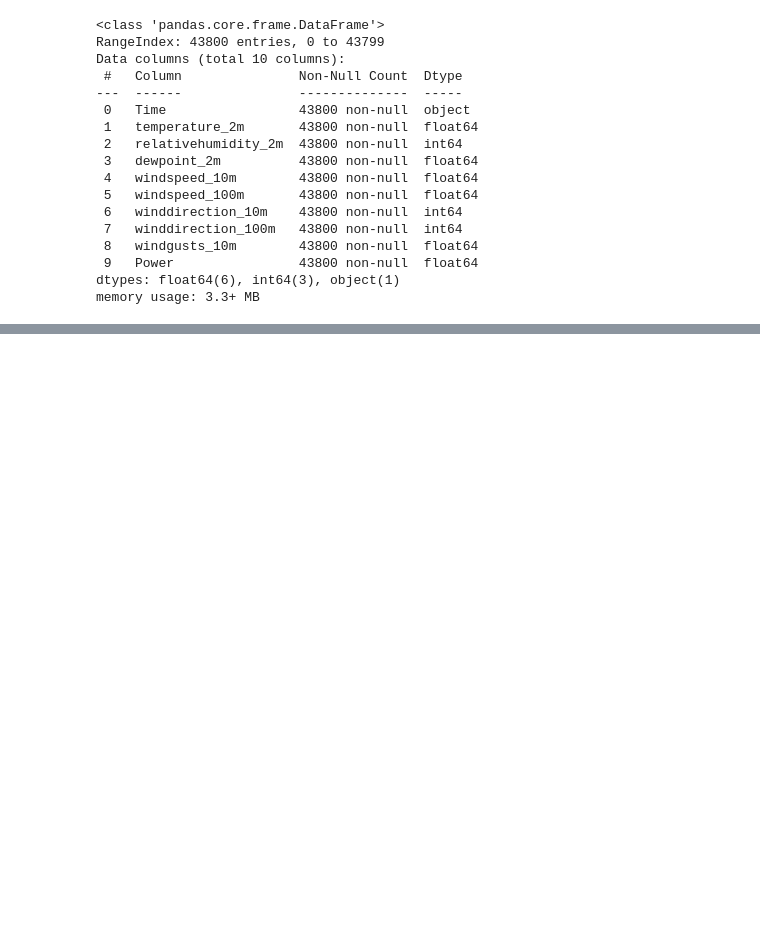
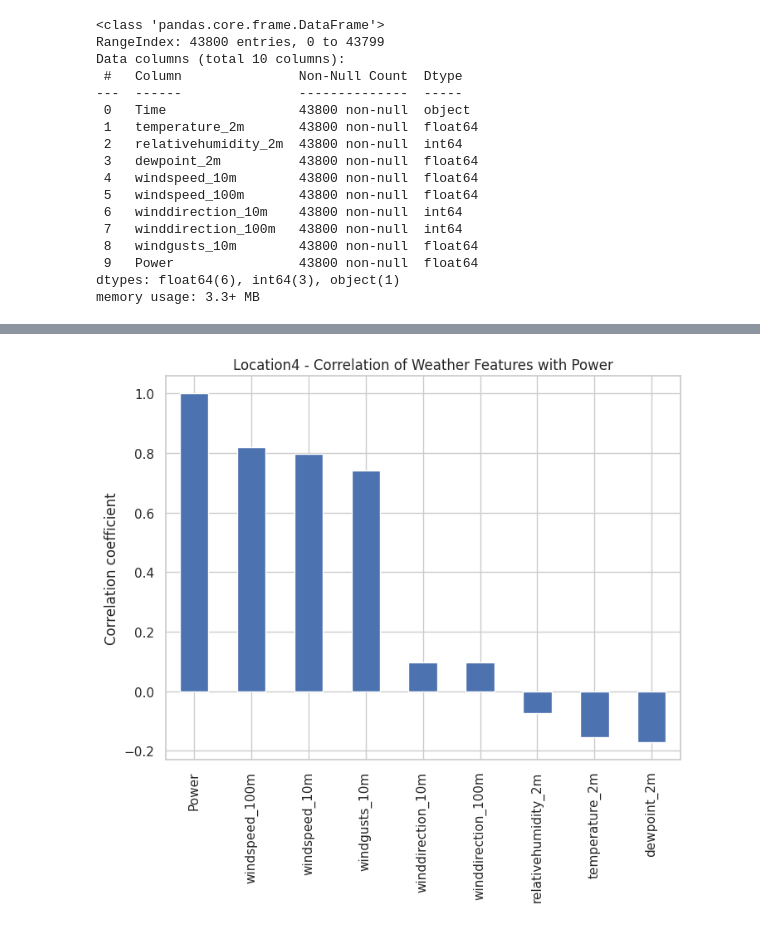
Before and after one commit to keithvtls/Wind-Power-Generation-Data-Forecasting, a Jupyter notebook: Wind_Power_Generation_Data.ipynb, the cells around one changed output, grey strips where cells are left out. Drawn from its saved outputs; the diff is of its cells as text; code cells hidden in the pictures; blank space fills up the shorter version.

```diff
--- a/Wind_Power_Generation_Data.ipynb
+++ b/Wind_Power_Generation_Data.ipynb
@@ -285,0 +277,10 @@ Passing `palette` without assigning `hue` is deprecated and will be removed in v
+# %%
+    # 4. Correlation with weather features
+    corr = df.corr()['Power'].sort_values(ascending=False)
+    plt.figure(figsize=(8,6))
+    corr.plot(kind='bar')
+    plt.title(f"{name} - Correlation of Weather Features with Power")
+    plt.ylabel("Correlation coefficient")
+    plt.show()
+# %% [output]
+[figure, added]
```
Also changed, not shown: parts of 11 cells of this notebook.
